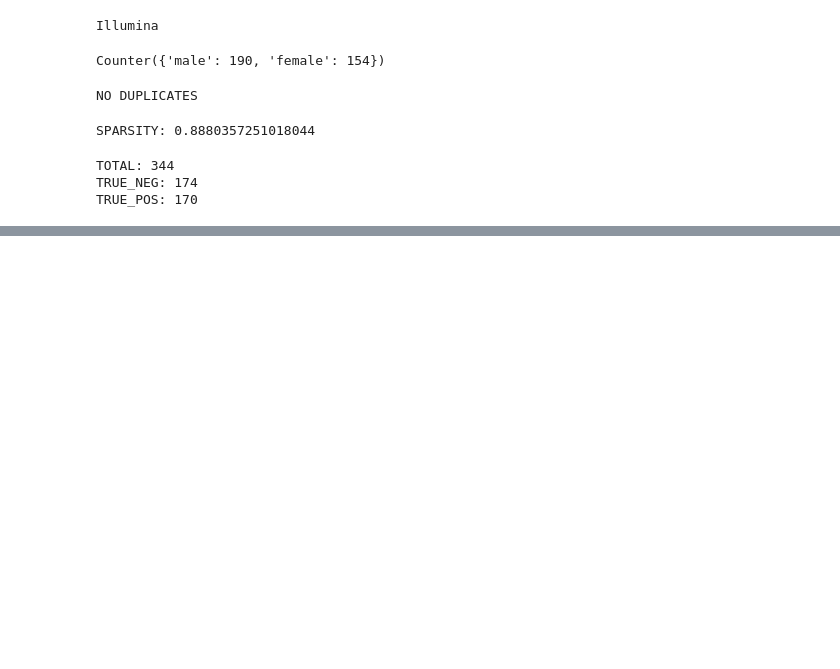
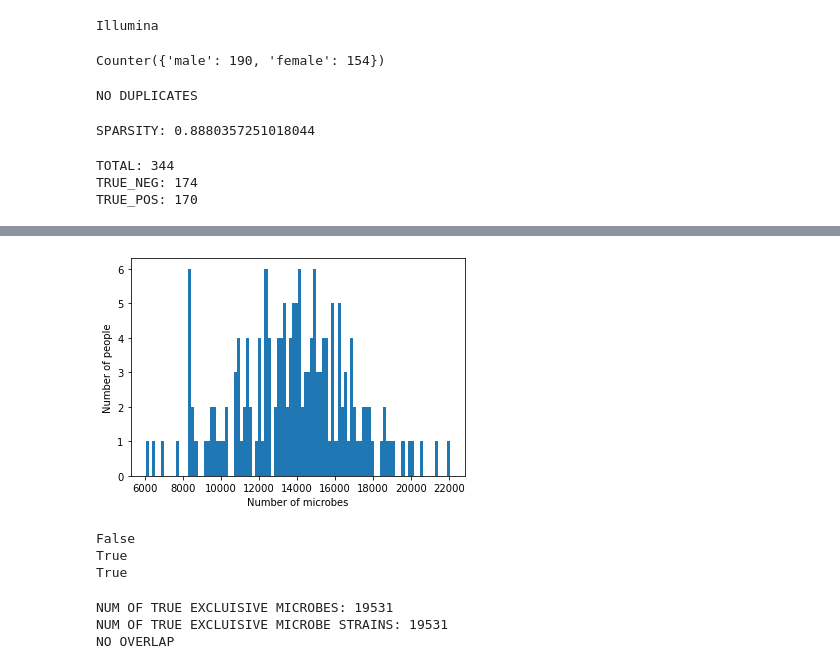
Before and after one commit to mangoflavoured/mangoflavoured.github.io, a Jupyter notebook: mmgraph_test.ipynb, the cells around one changed output, grey strips where cells are left out. Drawn from its saved outputs; the diff is of its cells as text; code cells hidden in the pictures; blank space fills up the shorter version.

```diff
--- a/mmgraph_test.ipynb
+++ b/mmgraph_test.ipynb
@@ -140,0 +162,42 @@ plt.show()
+# %%
+bacteria_per_person = np.count_nonzero(t2d_true_matrix, axis=1)
+plt.hist(bacteria_per_person, 100)
+plt.xlabel("Number of microbes")
+plt.ylabel("Number of people")
+plt.show()
+# %% [output]
+[figure, added]
+# %%
+#Microbes exclusively present on WT/Patients
+#Check if there are such microbes
+matrix_list = [t2d_matrix, t2d_false_matrix, t2d_true_matrix]
+for mat in matrix_list:
+    print((~mat.any(axis=0)).any())
+# %% [output]
+False
+True
+True
+# %%
+true_exclusive_microbe_idx = np.where(~t2d_false_matrix.any(axis=0))[0].tolist()
+false_exclusive_microbe_idx = np.where(~t2d_true_matrix.any(axis=0))[0].tolist()
+
+microbes_list = t2d_marker_microbes.columns.tolist()
+true_exclusive_microbes = []
+false_exclusive_microbes = []
+
+for i in true_exclusive_microbe_idx:
+    true_exclusive_microbes.append(microbes_list[i])
+print("NUM OF TRUE EXCLUISIVE MICROBES: {}".format(len(true_exclusive_microbes)))
+
+for i in false_exclusive_microbe_idx:
+    false_exclusive_microbes.append(microbes_list[i])
+print("NUM OF TRUE EXCLUISIVE MICROBE STRAINS: {}".format(len(true_exclusive_microbes)))
+
+#check if there's overlap
+a = set(true_exclusive_microbes)
+b = set(false_exclusive_microbes)
+if not a&b: print("NO OVERLAP")
+# %% [output]
+NUM OF TRUE EXCLUISIVE MICROBES: 19531
+NUM OF TRUE EXCLUISIVE MICROBE STRAINS: 19531
+NO OVERLAP
```
Also changed, not shown: parts of 11 cells of this notebook.
